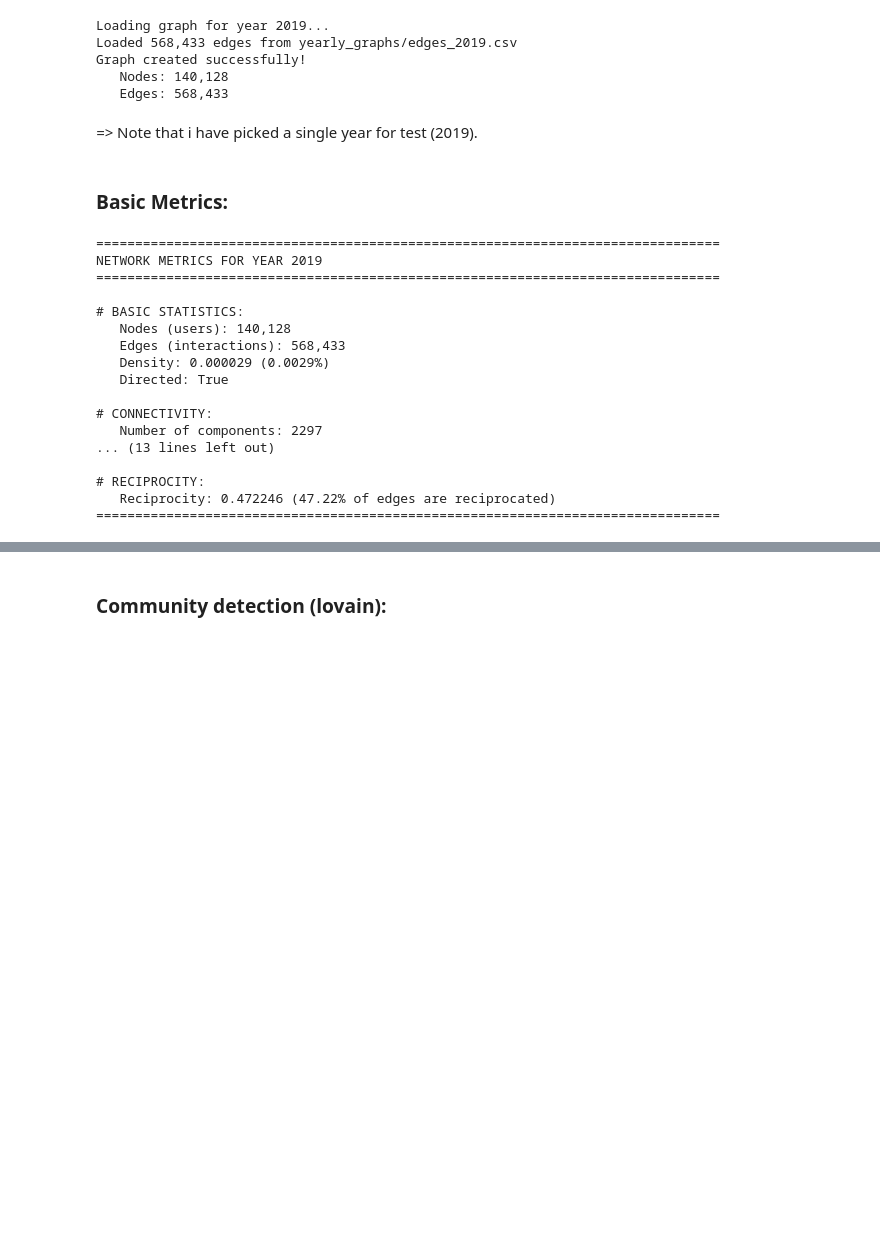
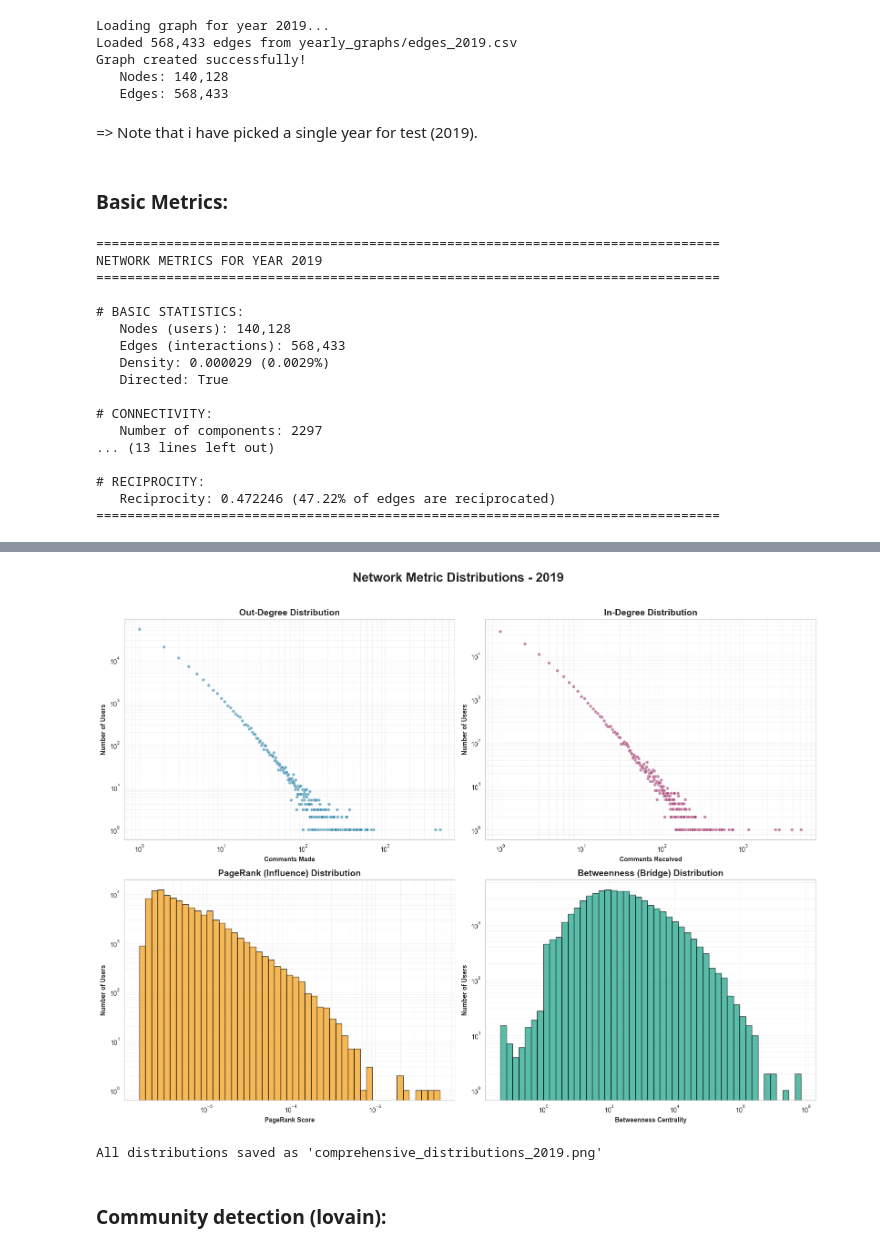
Before and after one commit to hamza-rx12/depression-network-analysis, a Jupyter notebook: analysis.ipynb, the cells around one changed output, grey strips where cells are left out. Cells and saved outputs as stored; diff of their text form; code cells hidden in the pictures; blank space fills up the shorter version.

```diff
--- a/analysis.ipynb
+++ b/analysis.ipynb
@@ -711,3 +770,75 @@ print("="*80)
+# %%
+# --- CONCERN: COMPREHENSIVE METRIC DISTRIBUTIONS ---
+
+# Setup a 2x2 grid
+fig, axes = plt.subplots(2, 2, figsize=(16, 12))
+fig.suptitle(f'Network Metric Distributions - {test_year}', fontsize=20, fontweight='bold', y=1.02)
+
+# 1. OUT-DEGREE (Scatter Log-Log)
+ax1 = axes[0, 0]
+counts_out = Counter(degree_out)
+d_sort_out = sorted(counts_out.keys())
+c_out = [counts_out[d] for d in d_sort_out]
+
+ax1.scatter(d_sort_out, c_out, alpha=0.6, s=25, color='#2E86AB', edgecolors='w', linewidth=0.5)
+ax1.set_title('Out-Degree Distribution', fontsize=14, fontweight='bold')
+ax1.set_xlabel('Comments Made', fontweight='bold')
+ax1.set_ylabel('Number of Users', fontweight='bold')
+ax1.set_xscale('log')
+ax1.set_yscale('log')
+ax1.grid(True, which="both", ls="-", alpha=0.2)
+
+# 2. IN-DEGREE (Scatter Log-Log)
+ax2 = axes[0, 1]
+counts_in = Counter(degree_in)
+d_sort_in = sorted(counts_in.keys())
+c_in = [counts_in[d] for d in d_sort_in]
+
+ax2.scatter(d_sort_in, c_in, alpha=0.6, s=25, color='#A23B72', edgecolors='w', linewidth=0.5)
+ax2.set_title('In-Degree Distribution', fontsize=14, fontweight='bold')
+ax2.set_xlabel('Comments Received', fontweight='bold')
+ax2.set_ylabel('Number of Users', fontweight='bold')
+ax2.set_xscale('log')
+ax2.set_yscale('log')
+ax2.grid(True, which="both", ls="-", alpha=0.2)
+
+# 3. PAGERANK (Histogram Log-Log)
+ax3 = axes[1, 0]
+# Using log-spaced bins for continuous PageRank values
+pr_array = np.array(pagerank)
+bins_pr = np.logspace(np.log10(min(pr_array[pr_array > 0])), np.log10(max(pr_array)), 50)
+
+ax3.hist(pr_array, bins=bins_pr, color='#F39C12', alpha=0.7, edgecolor='black')
+ax3.set_title('PageRank (Influence) Distribution', fontsize=14, fontweight='bold')
+ax3.set_xlabel('PageRank Score', fontweight='bold')
+ax3.set_ylabel('Number of Users', fontweight='bold')
+ax3.set_xscale('log')
+ax3.set_yscale('log')
+ax3.grid(True, which="both", ls="-", alpha=0.2)
+
+# 4. BETWEENNESS (Histogram Log-Log)
+ax4 = axes[1, 1]
+bet_array = np.array(betweenness)
+# Betweenness often has many 0s; we filter them for the log-plot
+bet_nonzero = bet_array[bet_array > 0]
+bins_bet = np.logspace(np.log10(min(bet_nonzero)), np.log10(max(bet_nonzero)), 50)
+
+ax4.hist(bet_nonzero, bins=bins_bet, color='#16A085', alpha=0.7, edgecolor='black')
+ax4.set_title('Betweenness (Bridge) Distribution', fontsize=14, fontweight='bold')
+ax4.set_xlabel('Betweenness Centrality', fontweight='bold')
+ax4.set_ylabel('Number of Users', fontweight='bold')
+ax4.set_xscale('log')
+ax4.set_yscale('log')
+ax4.grid(True, which="both", ls="-", alpha=0.2)
+
+plt.tight_layout()
+plt.savefig(f'comprehensive_distributions_{test_year}.png', dpi=300, bbox_inches='tight')
+plt.show()
+
+print(f"\nAll distributions saved as 'comprehensive_distributions_{test_year}.png'")
+# %% [output]
+[figure, added]
+All distributions saved as 'comprehensive_distributions_2019.png'
 # %% [markdown]
 ### Community detection (lovain):
 # %%
```
Also changed, not shown: parts of 20 cells of this notebook, 3 other files.
